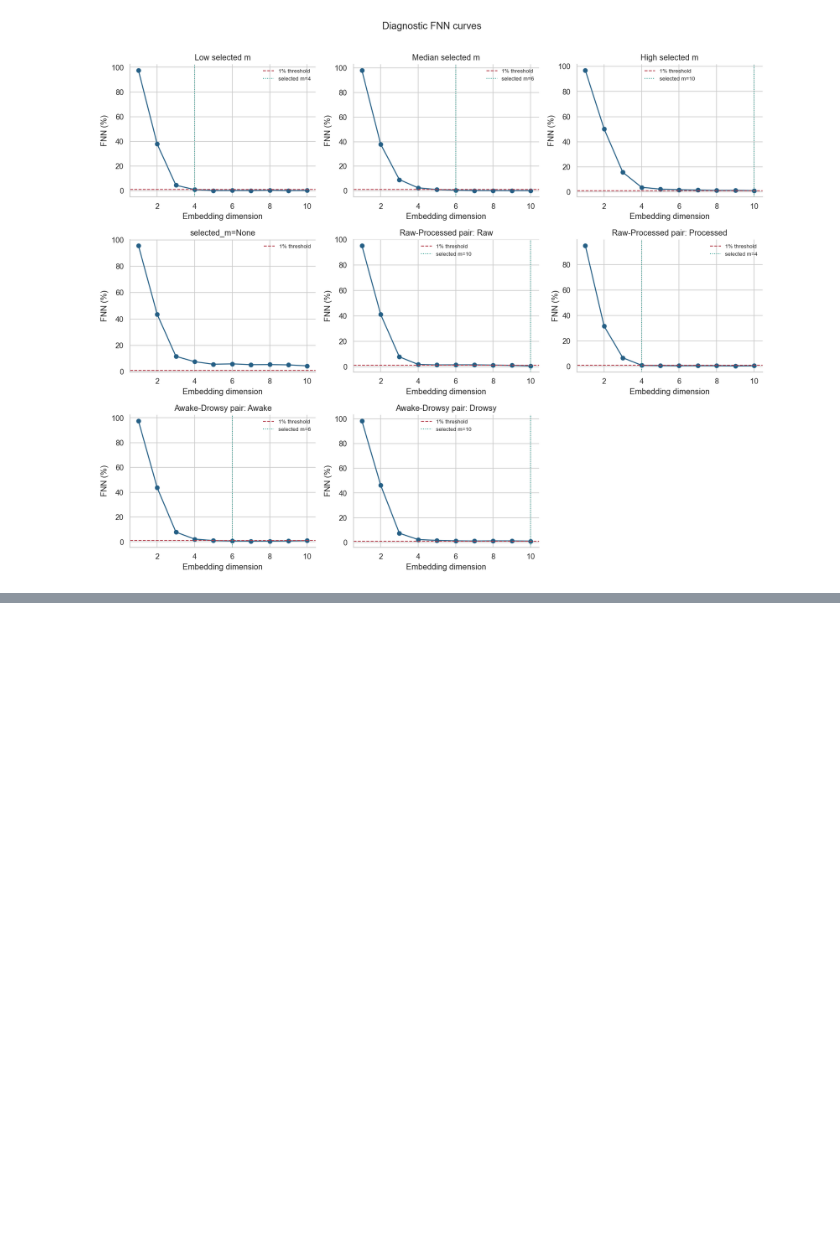
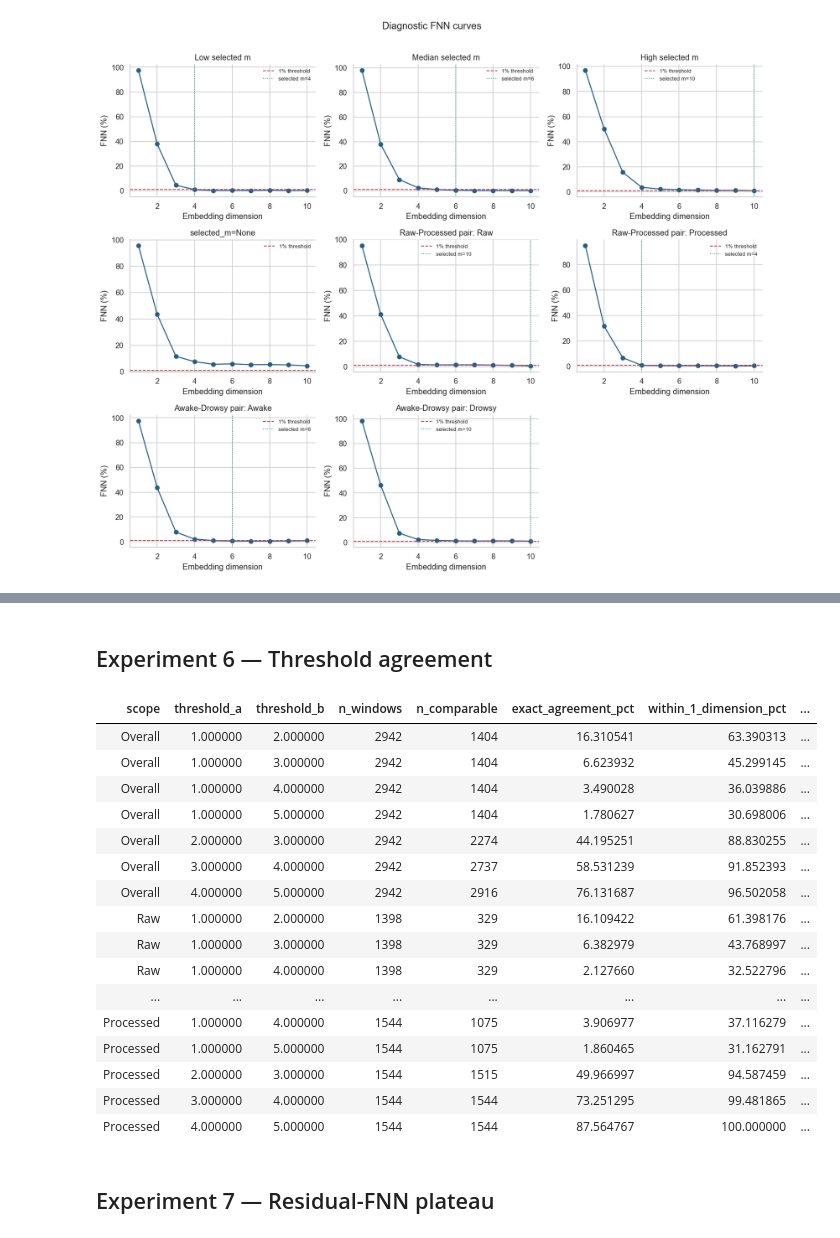
Before and after one commit to Vutu2003/Nonlinear-Time-Series-Analysis, a Jupyter notebook: phase1/notebook/fnn.ipynb, the cells around one changed output, grey strips where cells are left out. Drawn from its saved outputs; the diff is of its cells as text; code cells hidden in the pictures; blank space fills up the shorter version.

```diff
--- a/phase1/notebook/fnn.ipynb
+++ b/phase1/notebook/fnn.ipynb
@@ -1131,0 +1715,69 @@ plt.show()
+# %% [markdown]
+## Experiment 6 — Threshold agreement
+# %%
+comparisons = sorted({
+    *(zip(THRESHOLDS[:-1], THRESHOLDS[1:])),
+    *((THRESHOLDS[0], value) for value in THRESHOLDS[1:]),
+})
+agreement_rows = []
+for scope in ("Overall", "Raw", "Processed"):
+    scoped = threshold_results
+    if scope != "Overall":
+        scoped = scoped[scoped["representation"] == scope]
+    for threshold_a, threshold_b in comparisons:
+        left = scoped[scoped["threshold_pct"] == threshold_a]
+        right = scoped[scoped["threshold_pct"] == threshold_b]
+        paired = left.merge(
+            right,
+            on=CURVE_KEYS,
+            suffixes=("_a", "_b"),
+            validate="one_to_one",
+        )
+        comparable = paired[
+            paired["m_found_a"] & paired["m_found_b"]
+        ].copy()
+        delta = (
+            comparable["selected_m_b"]
+            - comparable["selected_m_a"]
+        ).abs()
+        newly_found = ~paired["m_found_a"] & paired["m_found_b"]
+        agreement_rows.append({
+            "scope": scope,
+            "threshold_a": threshold_a,
+            "threshold_b": threshold_b,
+            "n_windows": len(paired),
+            "n_comparable": len(comparable),
+            "exact_agreement_pct": 100.0 * delta.eq(0).mean(),
+            "within_1_dimension_pct": 100.0 * delta.le(1).mean(),
+            "within_2_dimensions_pct": 100.0 * delta.le(2).mean(),
+            "median_abs_delta_m": delta.median(),
+            "iqr_abs_delta_m": iqr(delta),
+            "newly_found_n": int(newly_found.sum()),
+            "newly_found_pct": 100.0 * newly_found.mean(),
+        })
+threshold_agreement = pd.DataFrame(agreement_rows)
+threshold_agreement.to_csv(
+    THRESHOLD_DIR / "fnn_threshold_agreement.csv",
+    index=False,
+)
+display(threshold_agreement.style.hide(axis="index"))
+# %% [output]
+| scope | threshold_a | threshold_b | n_windows | n_comparable | exact_agreement_pct | within_1_dimension_pct | ... |
+| Overall | 1.000000 | 2.000000 | 2942 | 1404 | 16.310541 | 63.390313 | ... |
+| Overall | 1.000000 | 3.000000 | 2942 | 1404 | 6.623932 | 45.299145 | ... |
+| Overall | 1.000000 | 4.000000 | 2942 | 1404 | 3.490028 | 36.039886 | ... |
+| Overall | 1.000000 | 5.000000 | 2942 | 1404 | 1.780627 | 30.698006 | ... |
+| Overall | 2.000000 | 3.000000 | 2942 | 2274 | 44.195251 | 88.830255 | ... |
+| Overall | 3.000000 | 4.000000 | 2942 | 2737 | 58.531239 | 91.852393 | ... |
+| Overall | 4.000000 | 5.000000 | 2942 | 2916 | 76.131687 | 96.502058 | ... |
+| Raw | 1.000000 | 2.000000 | 1398 | 329 | 16.109422 | 61.398176 | ... |
+| Raw | 1.000000 | 3.000000 | 1398 | 329 | 6.382979 | 43.768997 | ... |
+| Raw | 1.000000 | 4.000000 | 1398 | 329 | 2.127660 | 32.522796 | ... |
+| ... | ... | ... | ... | ... | ... | ... | ... |
+| Processed | 1.000000 | 4.000000 | 1544 | 1075 | 3.906977 | 37.116279 | ... |
+| Processed | 1.000000 | 5.000000 | 1544 | 1075 | 1.860465 | 31.162791 | ... |
+| Processed | 2.000000 | 3.000000 | 1544 | 1515 | 49.966997 | 94.587459 | ... |
+| Processed | 3.000000 | 4.000000 | 1544 | 1544 | 73.251295 | 99.481865 | ... |
+| Processed | 4.000000 | 5.000000 | 1544 | 1544 | 87.564767 | 100.000000 | ... |
+# %% [markdown]
+## Experiment 7 — Residual-FNN plateau
```
Also changed, not shown: parts of 25 cells of this notebook, 21 other files.
